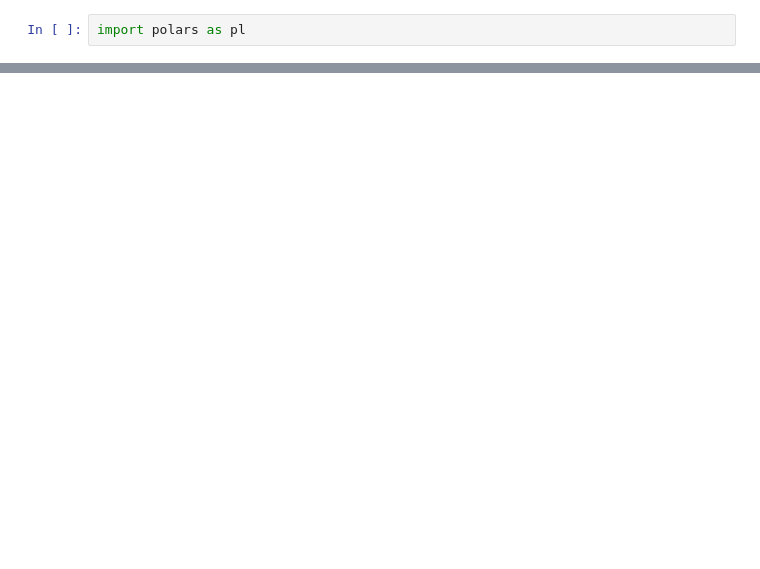
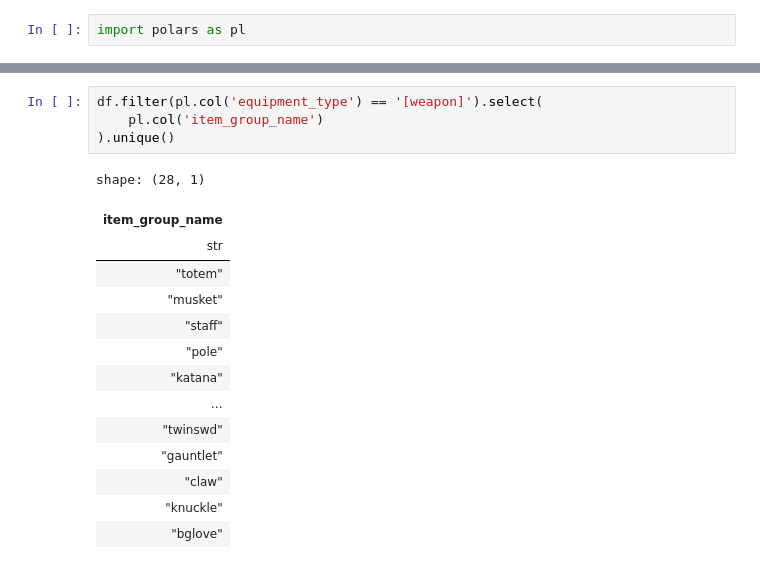
Before and after one commit to evrins/DNF_pvf_python, a Jupyter notebook: equipment_explorer.ipynb, the cells around one changed output, grey strips where cells are left out. Cells and saved outputs as stored; diff of their text form; blank space fills up the shorter version.

```diff
--- a/equipment_explorer.ipynb
+++ b/equipment_explorer.ipynb
@@ -307,0 +332,19 @@ shape: (1_338, 12)
+# %%
+df.filter(pl.col('equipment_type') == '[weapon]').select(
+    pl.col('item_group_name')
+).unique()
+# %% [output]
+shape: (28, 1)
+| item_group_name |
+| str |
+| "totem" |
+| "musket" |
+| "staff" |
+| "pole" |
+| "katana" |
+| … |
+| "twinswd" |
+| "gauntlet" |
+| "claw" |
+| "knuckle" |
+| "bglove" |
```
Also changed, not shown: parts of 23 cells of this notebook, 22 other files.
